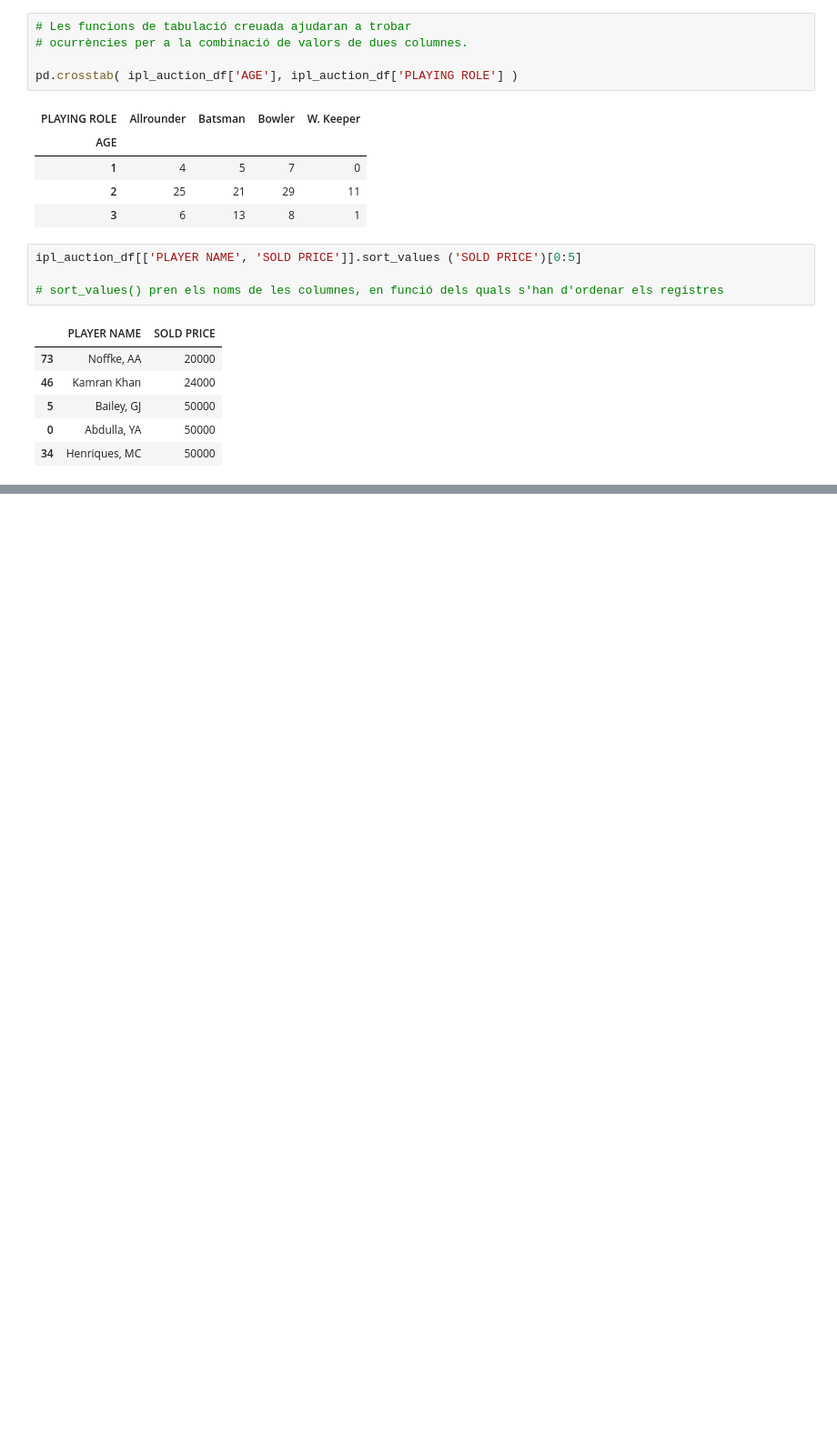
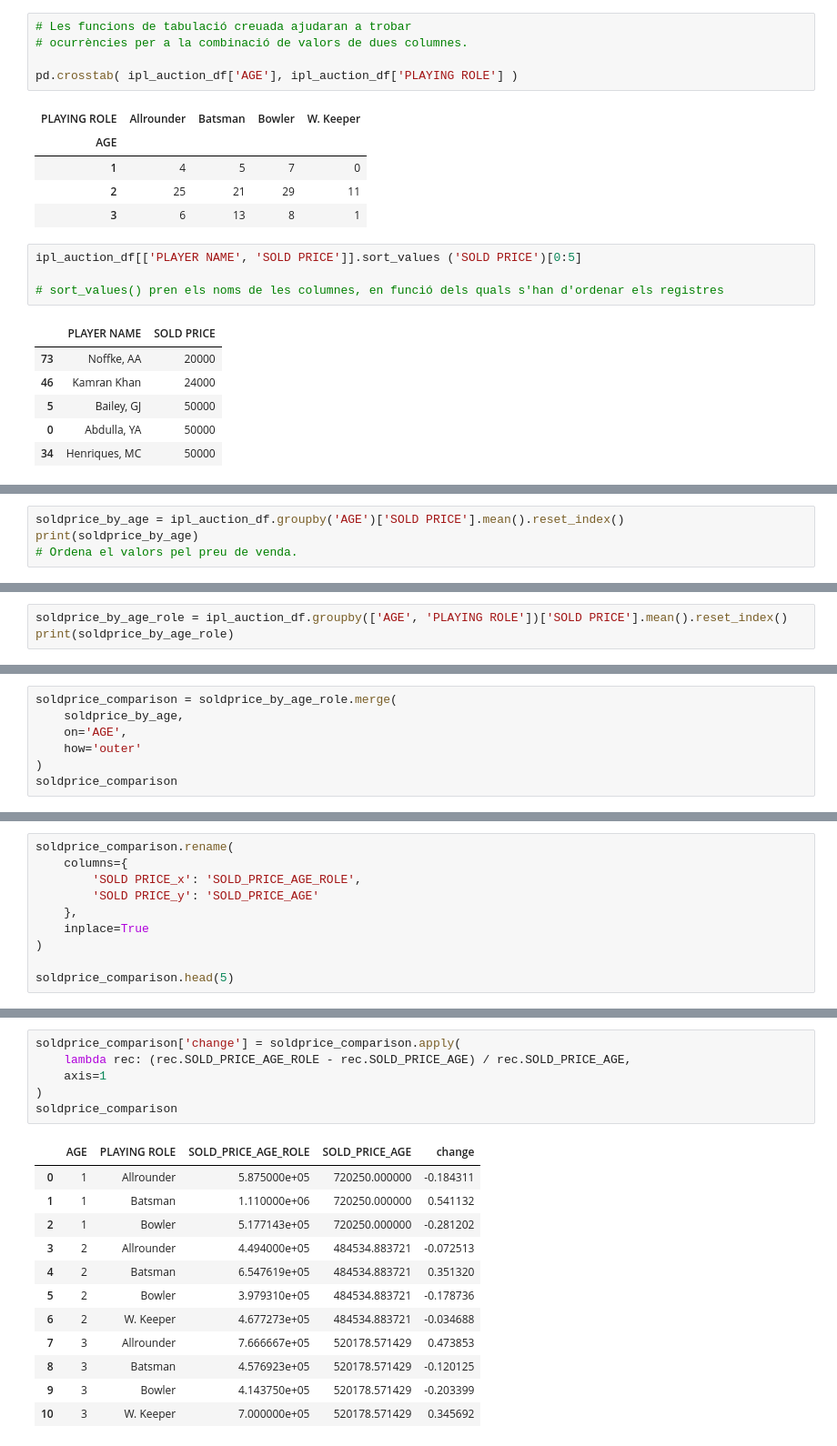
Before and after one commit to ManelSoengas/Python, a Jupyter notebook: dataframes.ipynb, the cells around one changed output, grey strips where cells are left out. Shown: that part at 91% size. Drawn from its saved outputs; the diff is of its cells as text; blank space fills up the shorter version.

```diff
--- a/dataframes.ipynb
+++ b/dataframes.ipynb
@@ -215,0 +255,4 @@ ipl_auction_df[['PLAYER NAME', 'SOLD PRICE']].sort_values ('SOLD PRICE')[0:5]
+# %%
+soldprice_by_age = ipl_auction_df.groupby('AGE')['SOLD PRICE'].mean().reset_index()
+print(soldprice_by_age)
+# Ordena el valors pel preu de venda.
@@ -215,0 +264,3 @@ ipl_auction_df[['PLAYER NAME', 'SOLD PRICE']].sort_values ('SOLD PRICE')[0:5]
+# %%
+soldprice_by_age_role = ipl_auction_df.groupby(['AGE', 'PLAYING ROLE'])['SOLD PRICE'].mean().reset_index()
+print(soldprice_by_age_role)
@@ -215,0 +284,7 @@ ipl_auction_df[['PLAYER NAME', 'SOLD PRICE']].sort_values ('SOLD PRICE')[0:5]
+# %%
+soldprice_comparison = soldprice_by_age_role.merge(
+    soldprice_by_age,
+    on='AGE',
+    how='outer'
+)
+soldprice_comparison
@@ -215,0 +304,10 @@ ipl_auction_df[['PLAYER NAME', 'SOLD PRICE']].sort_values ('SOLD PRICE')[0:5]
+# %%
+soldprice_comparison.rename(
+    columns={
+        'SOLD PRICE_x': 'SOLD_PRICE_AGE_ROLE',
+        'SOLD PRICE_y': 'SOLD_PRICE_AGE'
+    },
+    inplace=True
+)
+
+soldprice_comparison.head(5)
@@ -215,0 +321,19 @@ ipl_auction_df[['PLAYER NAME', 'SOLD PRICE']].sort_values ('SOLD PRICE')[0:5]
+# %%
+soldprice_comparison['change'] = soldprice_comparison.apply(
+    lambda rec: (rec.SOLD_PRICE_AGE_ROLE - rec.SOLD_PRICE_AGE) / rec.SOLD_PRICE_AGE,
+    axis=1
+)
+soldprice_comparison
+# %% [output]
+|  | AGE | PLAYING ROLE | SOLD_PRICE_AGE_ROLE | SOLD_PRICE_AGE | change |
+| 0 | 1 | Allrounder | 5.875000e+05 | 720250.000000 | -0.184311 |
+| 1 | 1 | Batsman | 1.110000e+06 | 720250.000000 | 0.541132 |
+| 2 | 1 | Bowler | 5.177143e+05 | 720250.000000 | -0.281202 |
+| 3 | 2 | Allrounder | 4.494000e+05 | 484534.883721 | -0.072513 |
+| 4 | 2 | Batsman | 6.547619e+05 | 484534.883721 | 0.351320 |
+| 5 | 2 | Bowler | 3.979310e+05 | 484534.883721 | -0.178736 |
+| 6 | 2 | W. Keeper | 4.677273e+05 | 484534.883721 | -0.034688 |
+| 7 | 3 | Allrounder | 7.666667e+05 | 520178.571429 | 0.473853 |
+| 8 | 3 | Batsman | 4.576923e+05 | 520178.571429 | -0.120125 |
+| 9 | 3 | Bowler | 4.143750e+05 | 520178.571429 | -0.203399 |
+| 10 | 3 | W. Keeper | 7.000000e+05 | 520178.571429 | 0.345692 |
```
Also changed, not shown: parts of 14 cells of this notebook.
